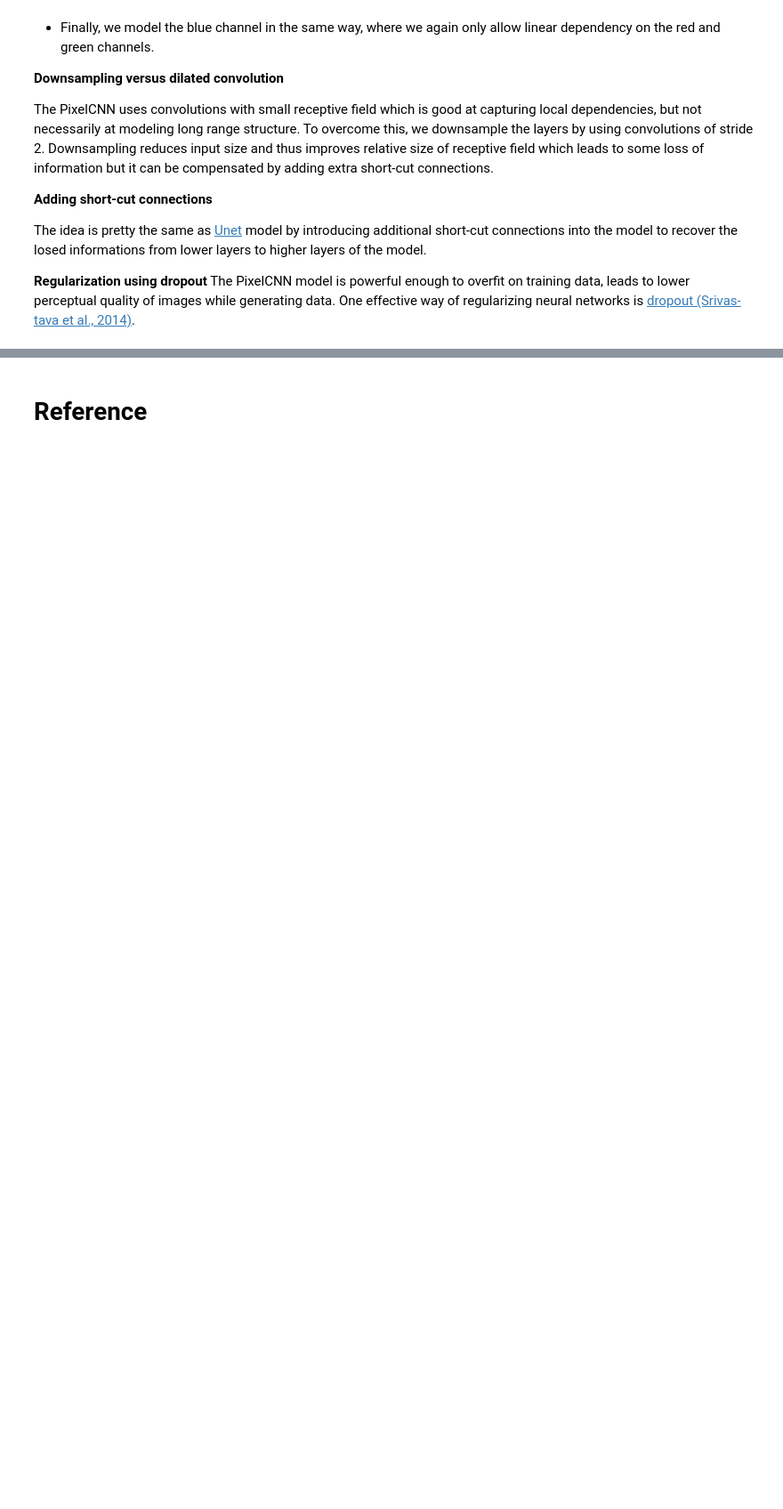
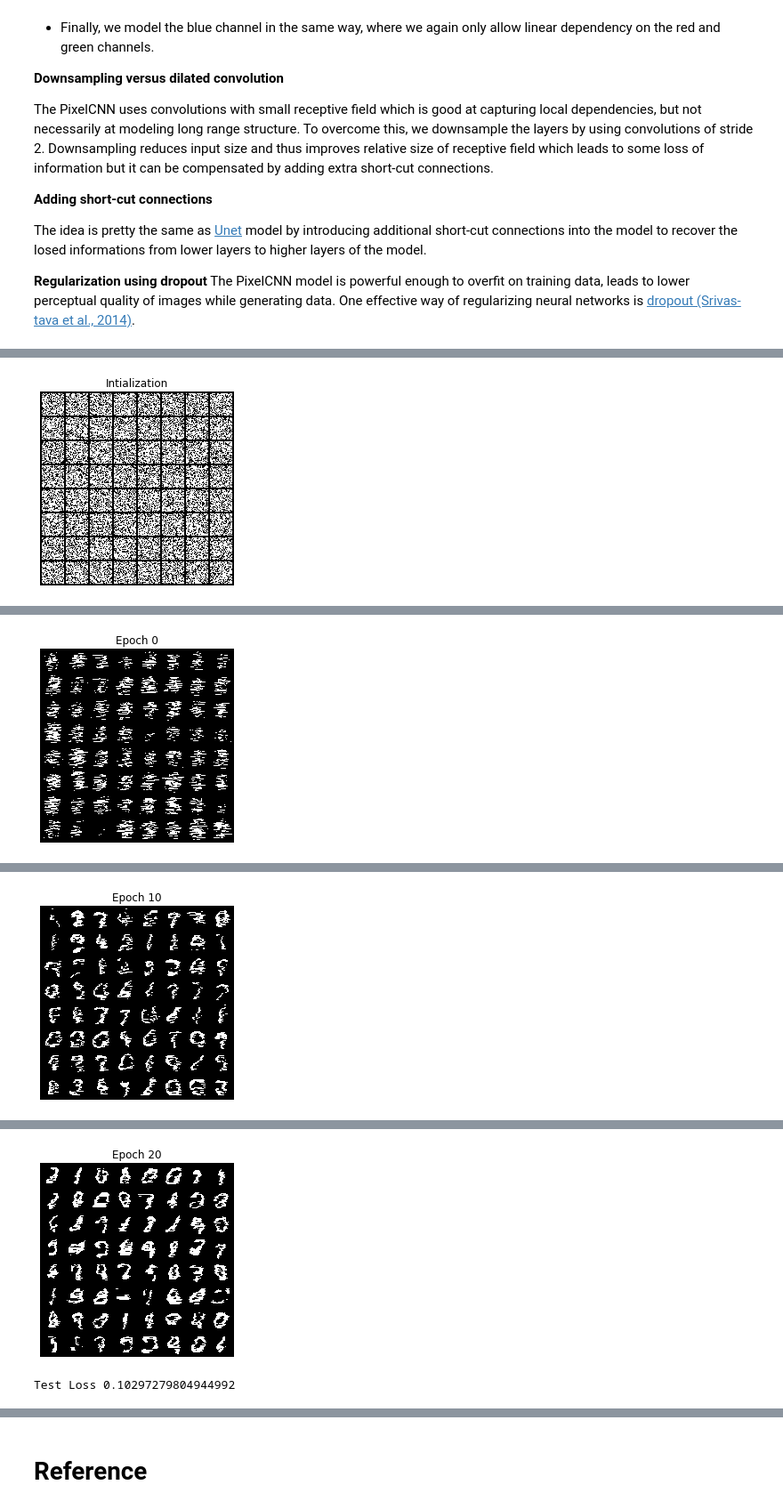
Before and after one commit to mrtunguyen/blog, a Jupyter notebook: _notebooks/2020-05-20-Autoregressive-Generative-Models.ipynb, the cells around one changed output, grey strips where cells are left out. Shown at 89% size. Drawn from its saved outputs; the diff is of its cells as text; code cells hidden in the pictures; blank space fills up the shorter version.

```diff
--- a/_notebooks/2020-05-20-Autoregressive-Generative-Models.ipynb
+++ b/_notebooks/2020-05-20-Autoregressive-Generative-Models.ipynb
@@ -542,0 +955,8 @@ The PixelCNN model is powerful enough to overfit on training data, leads to  low
+# %%
+train_args = {'epochs': 21, 'lr': 0.0002}
+device = 'cuda' if torch.cuda.is_available() else 'cpu'
+model = Transformer(device, mode='pixel_location').to(device)
+# %%
+train_epochs(model, train_loader, test_loader, train_args)
+# %% [output]
+[figure, added]
@@ -542,0 +964 @@ The PixelCNN model is powerful enough to overfit on training data, leads to  low
+[figure, added]
@@ -542,0 +966 @@ The PixelCNN model is powerful enough to overfit on training data, leads to  low
+[figure, added]
@@ -542,0 +968,2 @@ The PixelCNN model is powerful enough to overfit on training data, leads to  low
+[figure, added]
+Test Loss 0.10297279804944992
```
Also changed, not shown: parts of 38 cells of this notebook, 17 other files.
